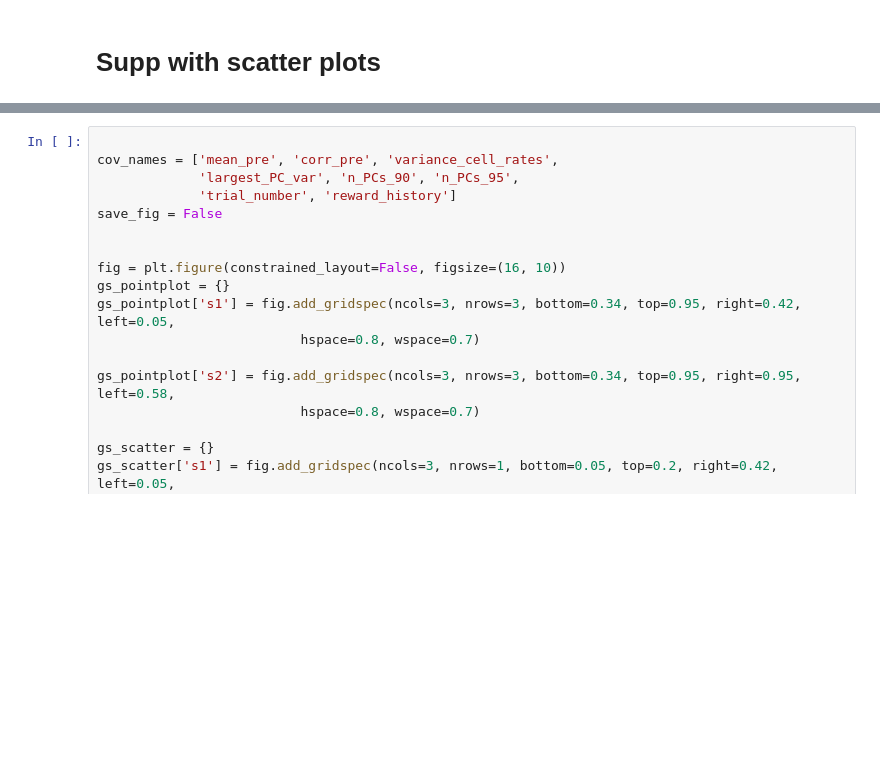
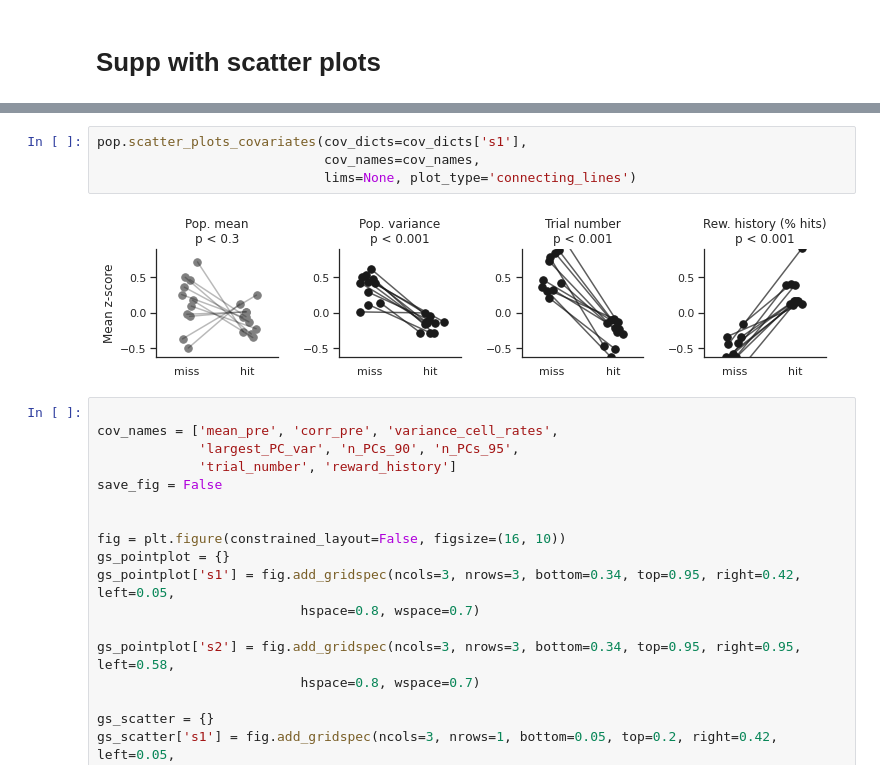
Before and after one commit to Packer-Lab/popping-off, a Jupyter notebook: notebooks/Paper Figures/Figure4.ipynb, the cells around one changed output, grey strips where cells are left out. Drawn from its saved outputs; the diff is of its cells as text; blank space fills up the shorter version.

```diff
--- a/notebooks/Paper Figures/Figure4.ipynb
+++ b/notebooks/Paper Figures/Figure4.ipynb
@@ -464,3 +543,9 @@ super_covar_df_dict['s1']['reward_history'].max()
+# %%
+pop.scatter_plots_covariates(cov_dicts=cov_dicts['s1'],
+                             cov_names=cov_names,
+                             lims=None, plot_type='connecting_lines')
+# %% [output]
+[figure, added]
 # %%
 
 cov_names = ['mean_pre', 'corr_pre', 'variance_cell_rates',
```
Also changed, not shown: parts of 8 cells of this notebook, 3 other files.
